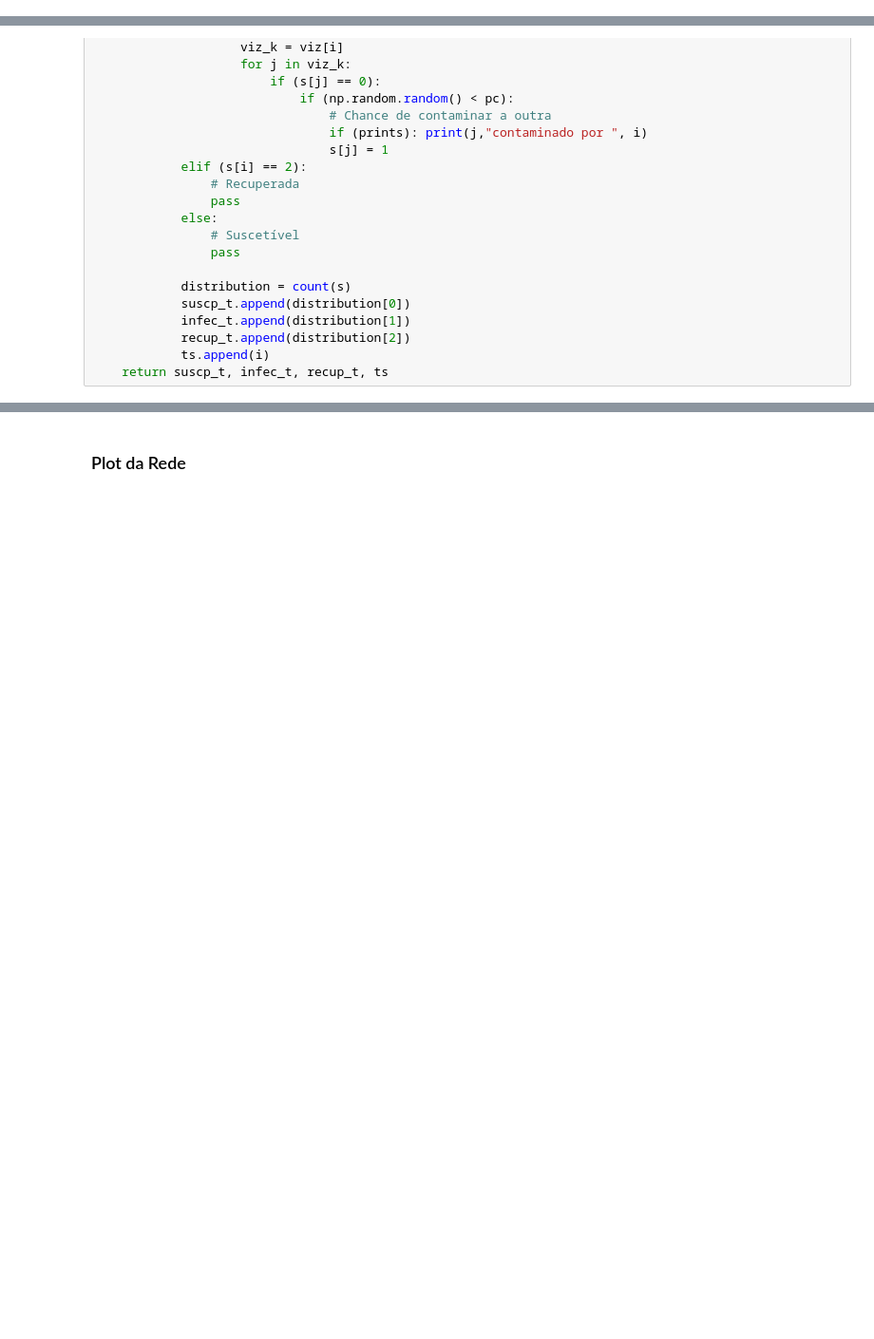
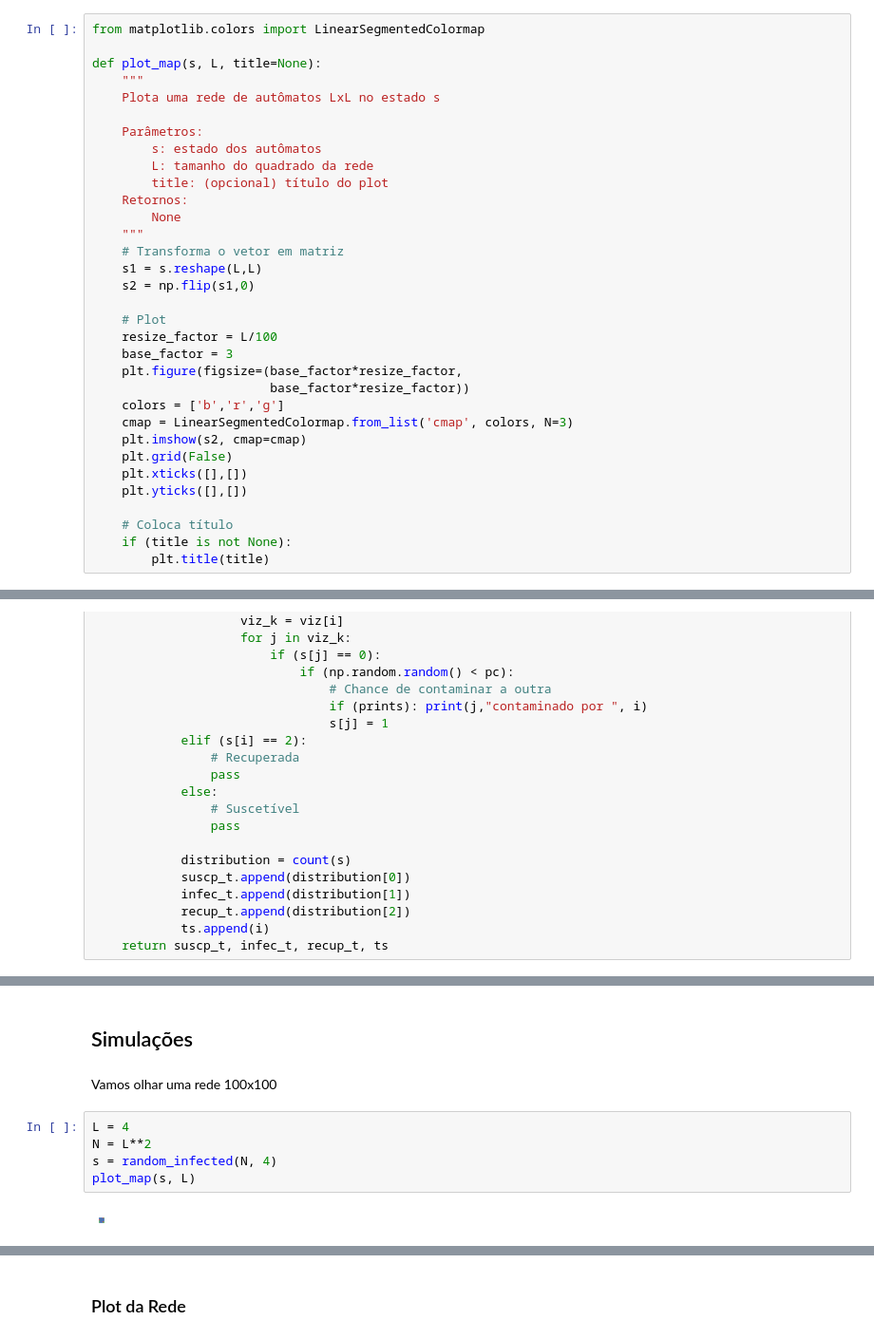
Before and after one commit to arthursl12/FisicaEstatistica, a Jupyter notebook: SIR.ipynb, the cells around one changed output, grey strips where cells are left out. Shown at 95% size. Drawn from its saved outputs; the diff is of its cells as text; blank space fills up the shorter version.

```diff
--- a/SIR.ipynb
+++ b/SIR.ipynb
@@ -15,0 +18,33 @@ sns.set_palette("colorblind")
+# %%
+from matplotlib.colors import LinearSegmentedColormap
+
+def plot_map(s, L, title=None):
+    """
+    Plota uma rede de autômatos LxL no estado s
+
+    Parâmetros:
+        s: estado dos autômatos
+        L: tamanho do quadrado da rede
+        title: (opcional) título do plot
+    Retornos:
+        None
+    """
+    # Transforma o vetor em matriz
+    s1 = s.reshape(L,L)
+    s2 = np.flip(s1,0)
+
+    # Plot
+    resize_factor = L/100
+    base_factor = 3
+    plt.figure(figsize=(base_factor*resize_factor,
+                        base_factor*resize_factor))
+    colors = ['b','r','g']
+    cmap = LinearSegmentedColormap.from_list('cmap', colors, N=3)
+    plt.imshow(s2, cmap=cmap)
+    plt.grid(False)
+    plt.xticks([],[])
+    plt.yticks([],[])
+
+    # Coloca título
+    if (title is not None):
+        plt.title(title)
@@ -173,0 +268,11 @@ def simulate_epidemy(N, L, s, pc, pr, n_iter, prints=False, print_states=False):
+# %% [markdown]
+## Simulações
+# %% [markdown]
+Vamos olhar uma rede 100x100
+# %%
+L = 4
+N = L**2
+s = random_infected(N, 4)
+plot_map(s, L)
+# %% [output]
+[figure, added]
```
Also changed, not shown: parts of 45 cells of this notebook.
